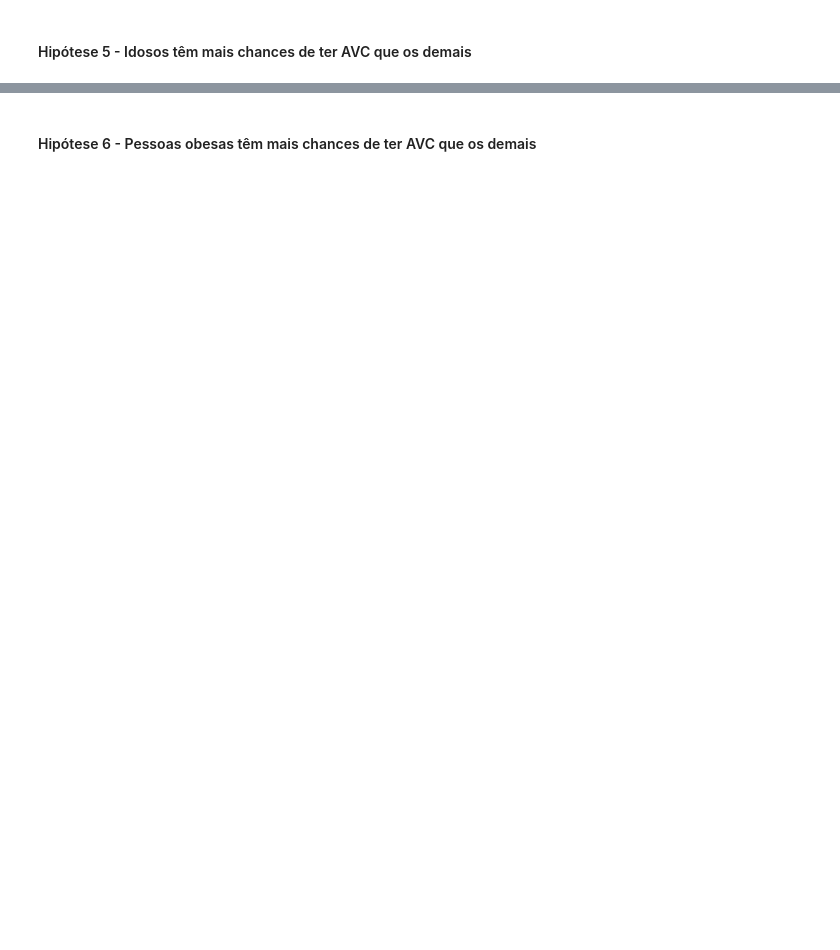
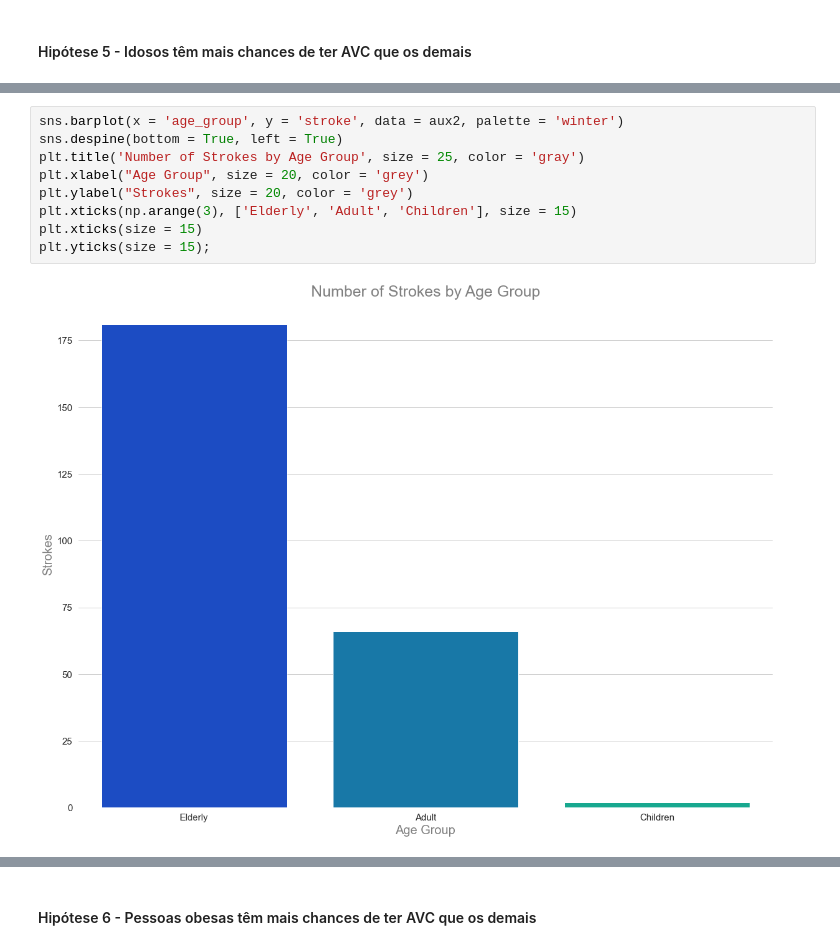
Before and after one commit to lucasanhenrique/stroke_prediction, a Jupyter notebook: notebook/stroke_prediction.ipynb, the cells around one changed output, grey strips where cells are left out. Cells and saved outputs as stored; diff of their text form; blank space fills up the shorter version.

```diff
--- a/notebook/stroke_prediction.ipynb
+++ b/notebook/stroke_prediction.ipynb
@@ -461,0 +505,11 @@ FALSA - Mulheres tiveram mais AVC que homens
+# %%
+sns.barplot(x = 'age_group', y = 'stroke', data = aux2, palette = 'winter')
+sns.despine(bottom = True, left = True)
+plt.title('Number of Strokes by Age Group', size = 25, color = 'gray')
+plt.xlabel("Age Group", size = 20, color = 'grey')
+plt.ylabel("Strokes", size = 20, color = 'grey')
+plt.xticks(np.arange(3), ['Elderly', 'Adult', 'Children'], size = 15)
+plt.xticks(size = 15)
+plt.yticks(size = 15);
+# %% [output]
+[figure, added]
```
Also changed, not shown: parts of 60 cells of this notebook.
